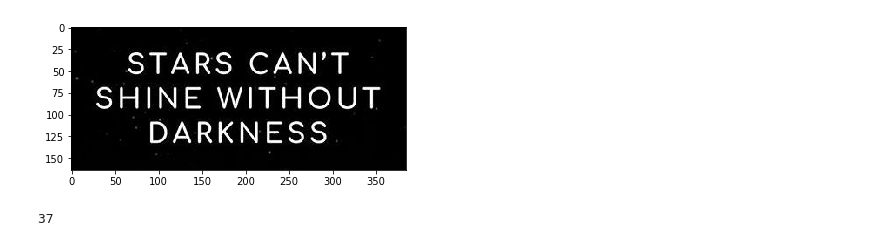
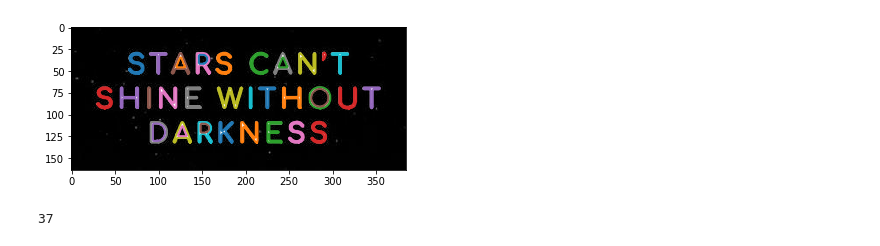
Before and after one commit to muthuspark/ml_research, a Jupyter notebook: contour detection and borders around it.ipynb, the cells around one changed output. Saved outputs shown, nothing was run; the diff lists cells and outputs as text; code cells hidden in the pictures.

```diff
--- a/contour detection and borders around it.ipynb
+++ b/contour detection and borders around it.ipynb
@@ -9,15 +13,15 @@ gray_img = rgb2gray(orig_img)
 # %%
 contours = find_contours(gray_img, 0.8)
 
 fig, ax = plt.subplots()
 ax.imshow(gray_img, interpolation='nearest', cmap=plt.cm.gray)
 
-#for n, contour in enumerate(contours):
-# ax.plot(contours[0][:, 1], contours[0][:, 0], linewidth=2)
+for n, contour in enumerate(contours):
+    ax.plot(contours[n][:, 1], contours[n][:, 0], linewidth=2)
 
 plt.show()
 # %% [output]
-[figure, old version]
+[figure, new version]
 # %%
 print len(contours)
 # %% [output]
```
Also changed, not shown: parts of 9 cells of this notebook, 24 other files.
